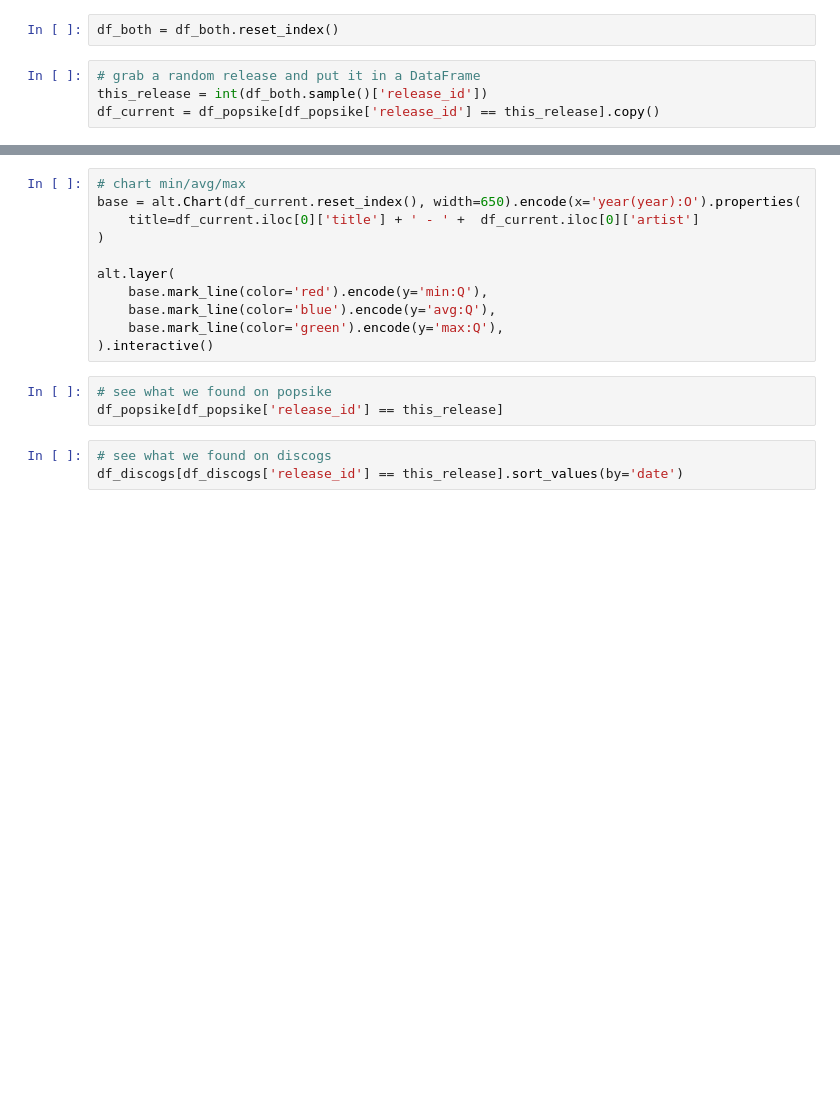
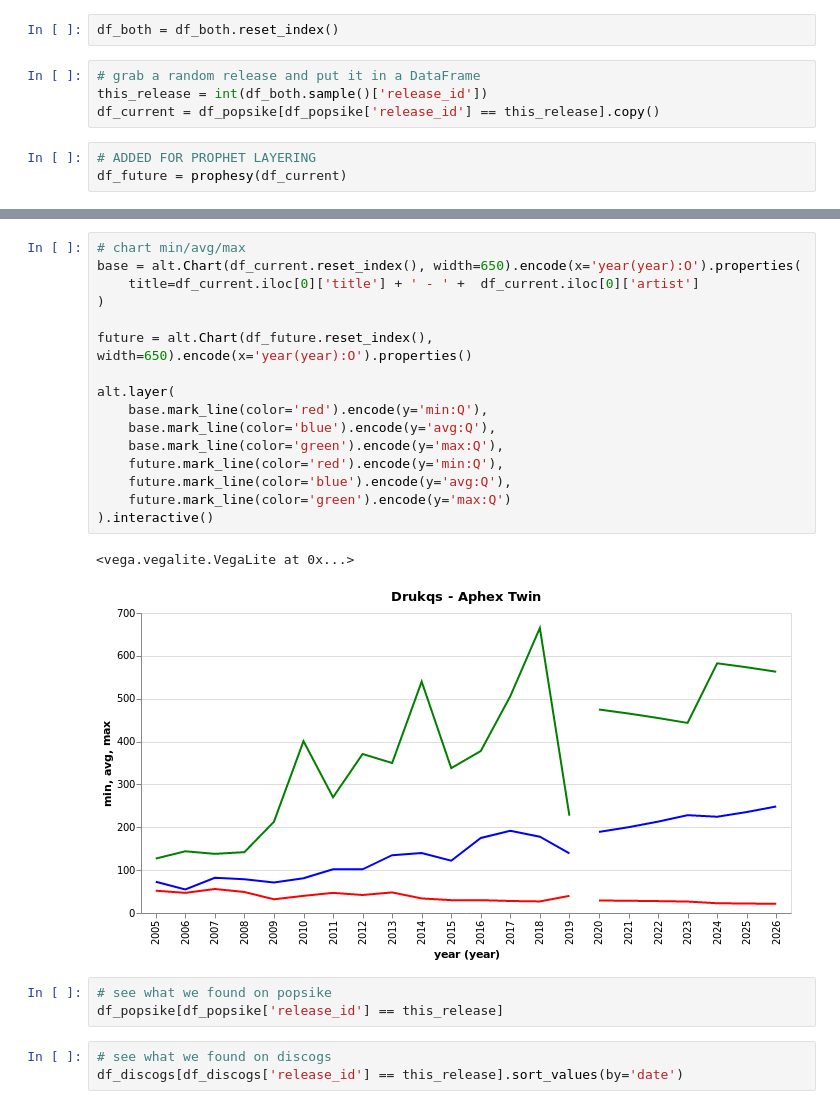
Before and after one commit to kfrncs/discus, a Jupyter notebook: EDA.ipynb, the cells around one changed output, grey strips where cells are left out. Cells and saved outputs as stored; diff of their text form; blank space fills up the shorter version.

Commit message:
make future predictions appear in app, add wait_til_tomorrow to discus.py

```diff
--- a/EDA.ipynb
+++ b/EDA.ipynb
@@ -21,3 +52,6 @@ df_both = df_both.reset_index()
 # grab a random release and put it in a DataFrame
 this_release = int(df_both.sample()['release_id'])
 df_current = df_popsike[df_popsike['release_id'] == this_release].copy()
+# %%
+# ADDED FOR PROPHET LAYERING
+df_future = prophesy(df_current)
@@ -29,14 +75,22 @@ alt.renderers.enable('notebook')
 # %%
 # chart min/avg/max
 base = alt.Chart(df_current.reset_index(), width=650).encode(x='year(year):O').properties(
     title=df_current.iloc[0]['title'] + ' - ' +  df_current.iloc[0]['artist']
 )
 
+future = alt.Chart(df_future.reset_index(), width=650).encode(x='year(year):O').properties()
+
 alt.layer(
     base.mark_line(color='red').encode(y='min:Q'),
     base.mark_line(color='blue').encode(y='avg:Q'),
     base.mark_line(color='green').encode(y='max:Q'),
+    future.mark_line(color='red').encode(y='min:Q'),
+    future.mark_line(color='blue').encode(y='avg:Q'),
+    future.mark_line(color='green').encode(y='max:Q')
 ).interactive()
+# %% [output]
+<vega.vegalite.VegaLite at 0x...>
+[figure, added]
 # %%
 # see what we found on popsike
 df_popsike[df_popsike['release_id'] == this_release]
```
Also changed, not shown: parts of 8 cells of this notebook, 4 other files.
